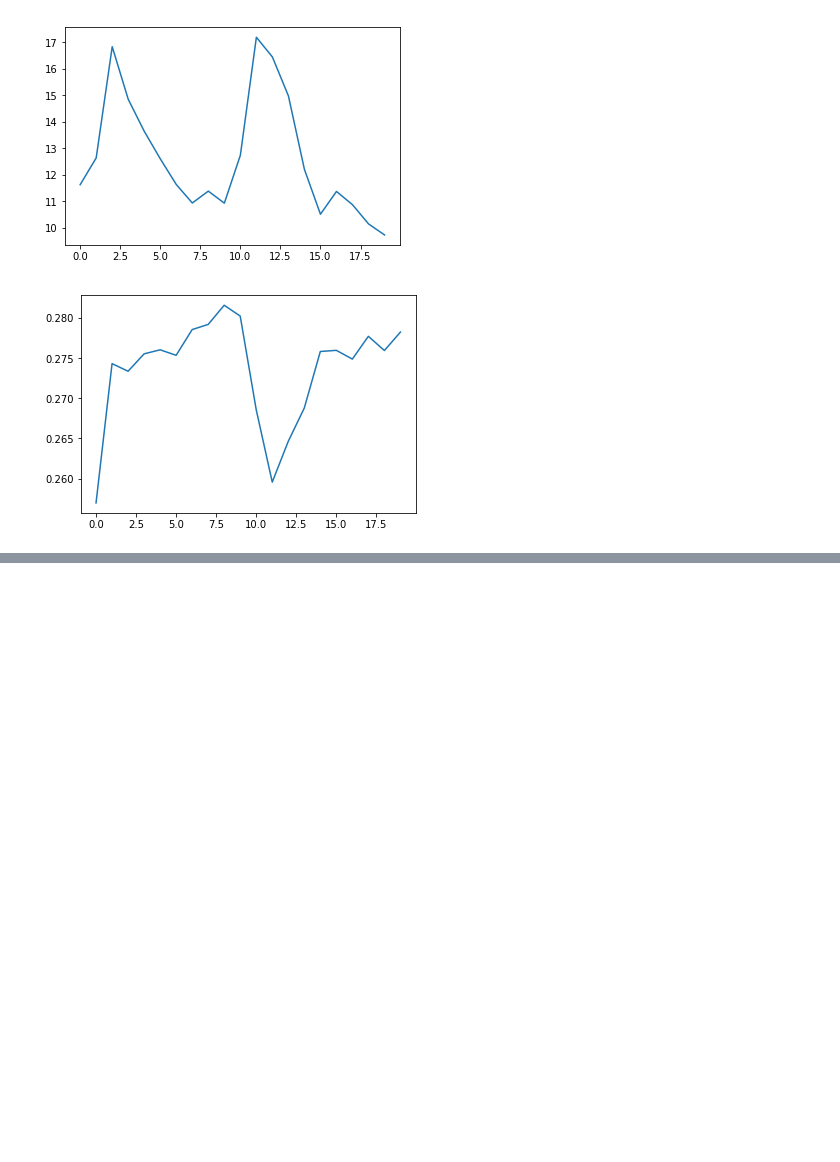
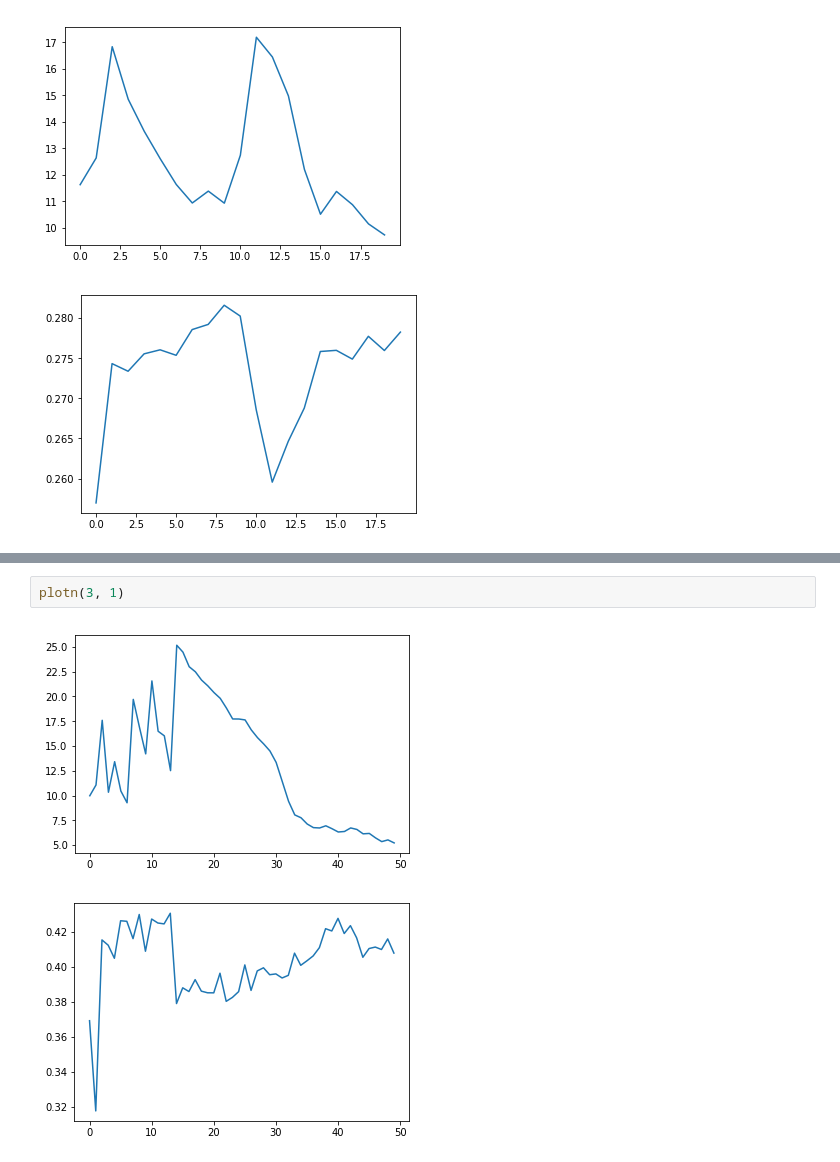
Before and after one commit to D2KLab/touringrec, a Jupyter notebook: SetupScript/RNN/show_results.ipynb, the cells around one changed output, grey strips where cells are left out. Drawn from its saved outputs; the diff is of its cells as text; blank space fills up the shorter version.

```diff
--- a/SetupScript/RNN/show_results.ipynb
+++ b/SetupScript/RNN/show_results.ipynb
@@ -72,0 +108,5 @@ plotn(2, 10)
+# %%
+plotn(3, 1)
+# %% [output]
+[figure, added]
+[figure, added]
```
Also changed, not shown: parts of 4 cells of this notebook, 8 other files.
